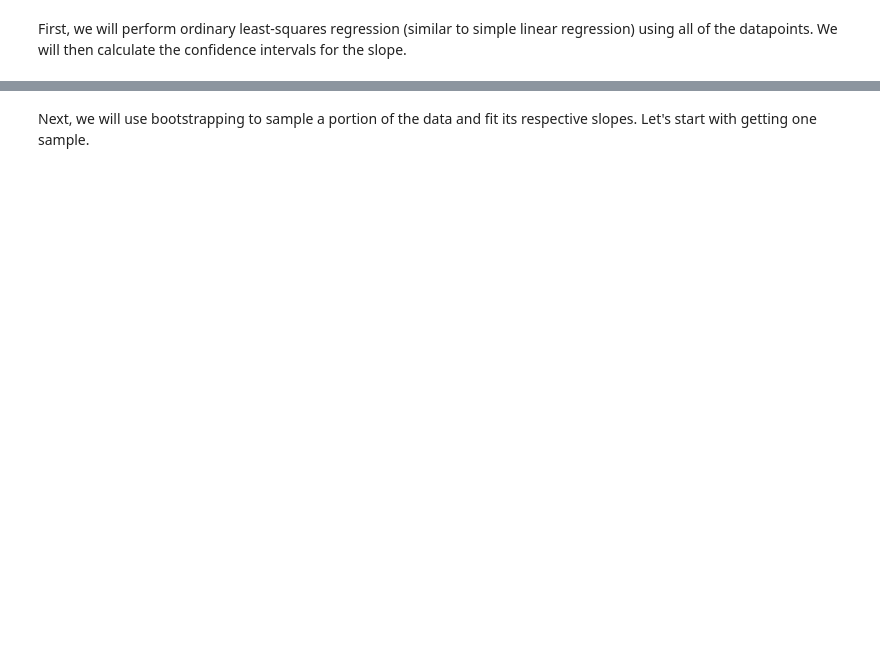
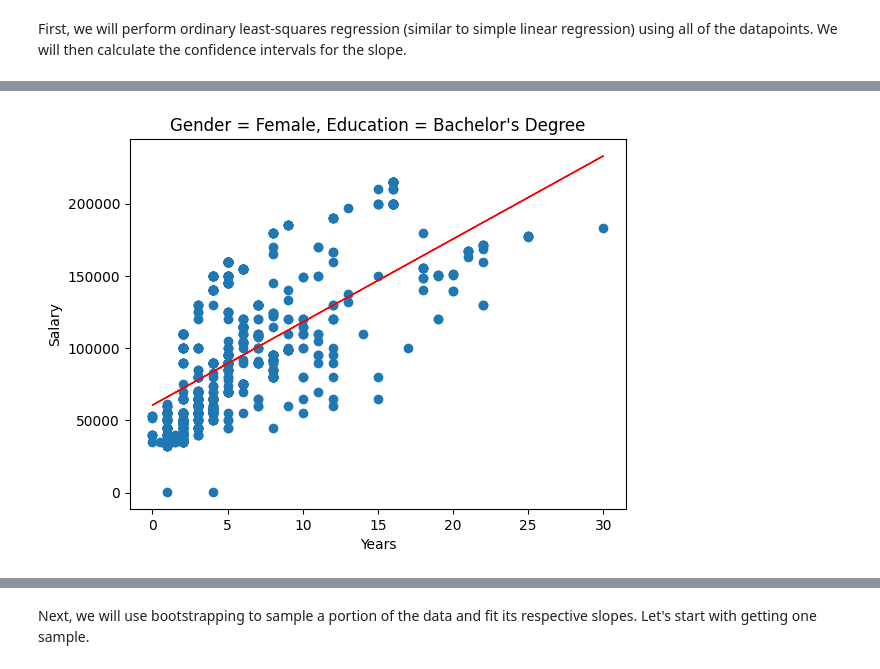
Before and after one commit to stswee/IntroCompStatsHSSP2023, a Jupyter notebook: Class_Code/Intro_to_Comp_Statistics_Day_4.ipynb, the cells around one changed output, grey strips where cells are left out. Saved outputs shown, nothing was run; the diff lists cells and outputs as text; code cells hidden in the pictures; blank space fills up the shorter version.

```diff
--- a/Class_Code/Intro_to_Comp_Statistics_Day_4.ipynb
+++ b/Class_Code/Intro_to_Comp_Statistics_Day_4.ipynb
@@ -137,7 +187,7 @@ df = df.rename(columns = {"Education Level" : "Education", "Years of Experience"
 
 # Clean data
 df = df.dropna()
-df.loc[df['Education'] == "Bachelor's", 'Education'] = "Master's Degree"
+df.loc[df['Education'] == "Bachelor's", 'Education'] = "Bachelor's Degree"
 df.loc[df['Education'] == "Master's", 'Education'] = "Master's Degree"
 df.loc[df['Education'] == "phD", 'Education'] = "PhD"
 
@@ -166,22 +242,24 @@ print()
 # %%
 # Plot
 # Adjust these values
-gender = "Male"
-education = "PhD"
+gender = "Female"
+education = "Bachelor's Degree"
 
 # Select actual values and make predictions
 data = df[(df['Gender'] == gender) & (df["Education"] == education)]
 x = data.iloc[:, :-1]
 y_actual = data.iloc[:, -1]
 y_pred = ols_model.fit().predict(x)
 
 # Plot results
 plt.scatter(x['Experience'], y_actual)
 plt.plot(x['Experience'], y_pred, linewidth = 1, color = "red")
 plt.xlabel("Years")
 plt.ylabel("Salary")
 plt.title("Gender = " + gender + ", Education = " + education)
 plt.show()
+# %% [output]
+[figure, added]
 # %%
 # Intercept and Slope 95% confidence intervals
 results.conf_int(alpha = 0.05)
```
Also changed, not shown: parts of 19 cells of this notebook.
